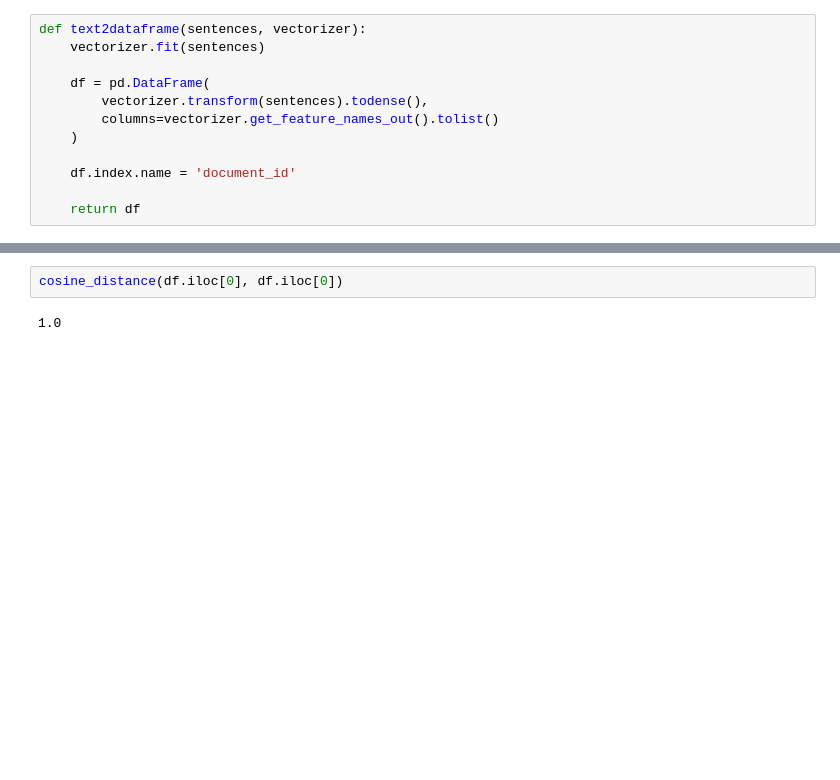
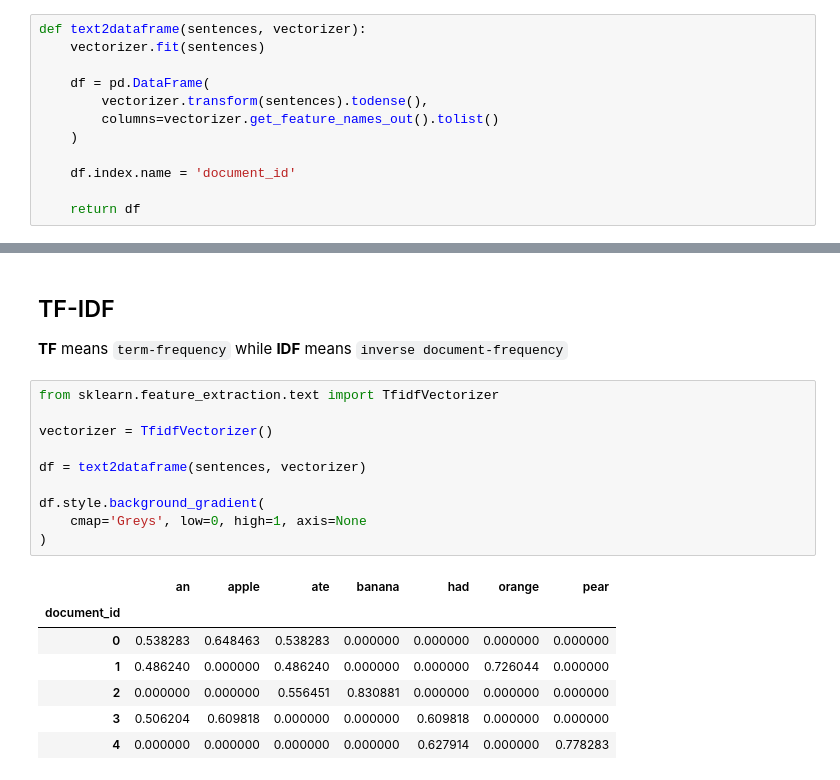
Before and after one commit to gr33ndata/jonthebeach, a Jupyter notebook: notebooks/3- Text Representation.ipynb, the cells around one changed output, grey strips where cells are left out. Drawn from its saved outputs; the diff is of its cells as text; blank space fills up the shorter version.

```diff
--- a/notebooks/3- Text Representation.ipynb
+++ b/notebooks/3- Text Representation.ipynb
@@ -79,4 +132,22 @@ def cosine_distance(a, b):
+# %% [markdown]
+## TF-IDF
+
+**TF** means `term-frequency` while **IDF** means `inverse document-frequency`
 # %%
-cosine_distance(df.iloc[0], df.iloc[0])
+from sklearn.feature_extraction.text import TfidfVectorizer
+
+vectorizer = TfidfVectorizer()
+
+df = text2dataframe(sentences, vectorizer)
+
+df.style.background_gradient(
+    cmap='Greys', low=0, high=1, axis=None
+)
 # %% [output]
-1.0
+|  | an | apple | ate | banana | had | orange | pear |
+| document_id |  |  |  |  |  |  |  |
+| 0 | 0.538283 | 0.648463 | 0.538283 | 0.000000 | 0.000000 | 0.000000 | 0.000000 |
+| 1 | 0.486240 | 0.000000 | 0.486240 | 0.000000 | 0.000000 | 0.726044 | 0.000000 |
+| 2 | 0.000000 | 0.000000 | 0.556451 | 0.830881 | 0.000000 | 0.000000 | 0.000000 |
+| 3 | 0.506204 | 0.609818 | 0.000000 | 0.000000 | 0.609818 | 0.000000 | 0.000000 |
+| 4 | 0.000000 | 0.000000 | 0.000000 | 0.000000 | 0.627914 | 0.000000 | 0.778283 |
```
Also changed, not shown: parts of 24 cells of this notebook, 6 other files.
